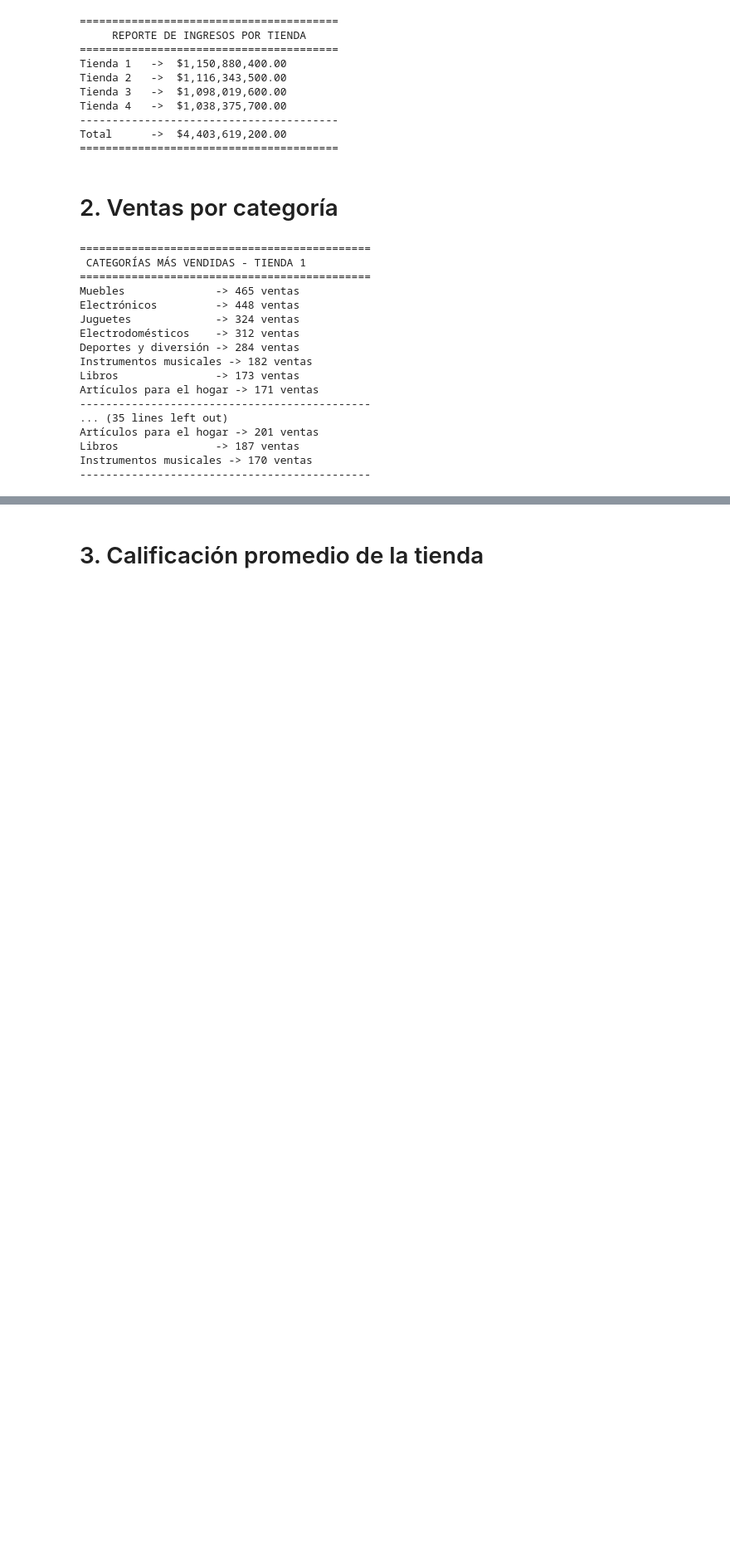
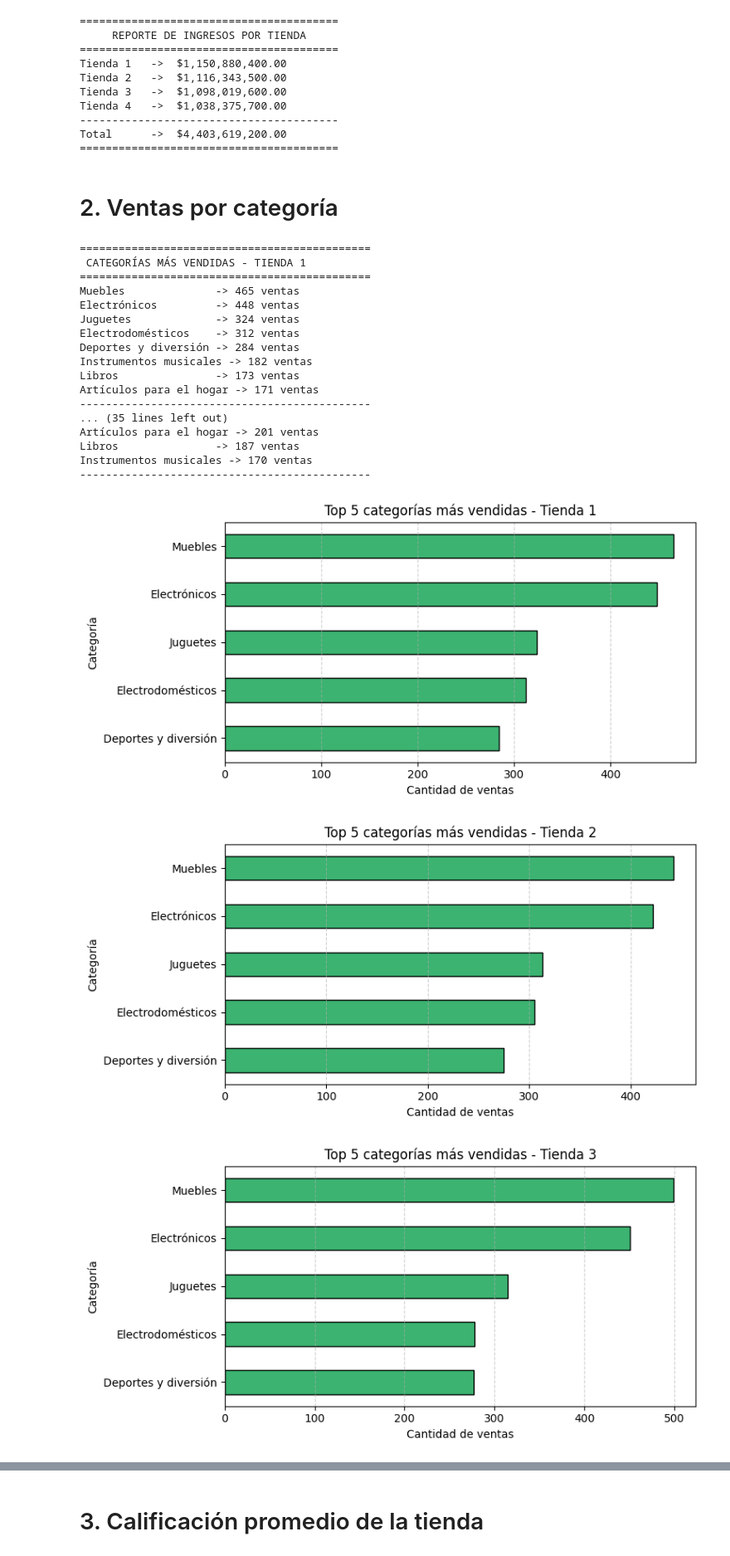
Before and after one commit to marlevilla/challenger1-datascience, a Jupyter notebook: AluraStoreLatam.ipynb, the cells around one changed output, grey strips where cells are left out. Shown: that part at 83% size. Saved outputs shown, nothing was run; the diff lists cells and outputs as text; code cells hidden in the pictures; blank space fills up the shorter version.

```diff
--- a/AluraStoreLatam.ipynb
+++ b/AluraStoreLatam.ipynb
@@ -103,3 +116,37 @@ Artículos para el hogar -> 201 ventas
 Libros               -> 187 ventas
 Instrumentos musicales -> 170 ventas
 ---------------------------------------------
+# %%
+import pandas as pd
+import matplotlib.pyplot as plt
+
+
+url1 = "https://raw.githubusercontent.com/alura-es-cursos/challenge1-data-science-latam/refs/heads/main/base-de-datos-challenge1-latam/tienda_1%20.csv"
+url2 = "https://raw.githubusercontent.com/alura-es-cursos/challenge1-data-science-latam/refs/heads/main/base-de-datos-challenge1-latam/tienda_2.csv"
+url3 = "https://raw.githubusercontent.com/alura-es-cursos/challenge1-data-science-latam/refs/heads/main/base-de-datos-challenge1-latam/tienda_3.csv"
+url4 = "https://raw.githubusercontent.com/alura-es-cursos/challenge1-data-science-latam/refs/heads/main/base-de-datos-challenge1-latam/tienda_4.csv"
+
+tienda = pd.read_csv(url1)
+tienda2 = pd.read_csv(url2)
+tienda3 = pd.read_csv(url3)
+tienda4 = pd.read_csv(url4)
+def graficar_top_categorias(df, nombre_tienda, top=5):
+    conteo = df['Categoría del Producto'].value_counts().head(top)
+
+    plt.figure(figsize=(8, 4))
+    conteo.sort_values().plot(kind='barh', color='mediumseagreen', edgecolor='black')
+    plt.title(f"Top {top} categorías más vendidas - {nombre_tienda}")
+    plt.xlabel("Cantidad de ventas")
+    plt.ylabel("Categoría")
+    plt.grid(axis='x', linestyle='--', alpha=0.6)
+    plt.tight_layout()
+    plt.show()
+
+graficar_top_categorias(tienda, "Tienda 1")
+graficar_top_categorias(tienda2, "Tienda 2")
+graficar_top_categorias(tienda3, "Tienda 3")
+graficar_top_categorias(tienda4, "Tienda 4")
+# %% [output]
+[figure, added]
+[figure, added]
+[figure, added]
```
Also changed, not shown: parts of 11 cells of this notebook.
